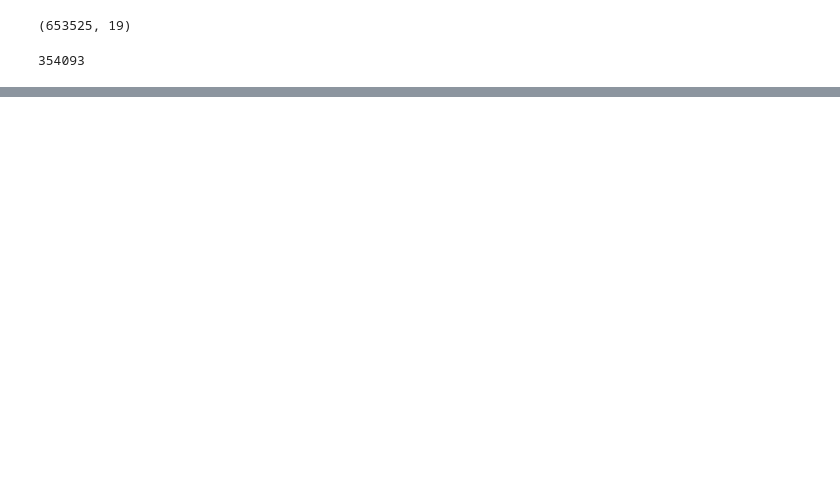
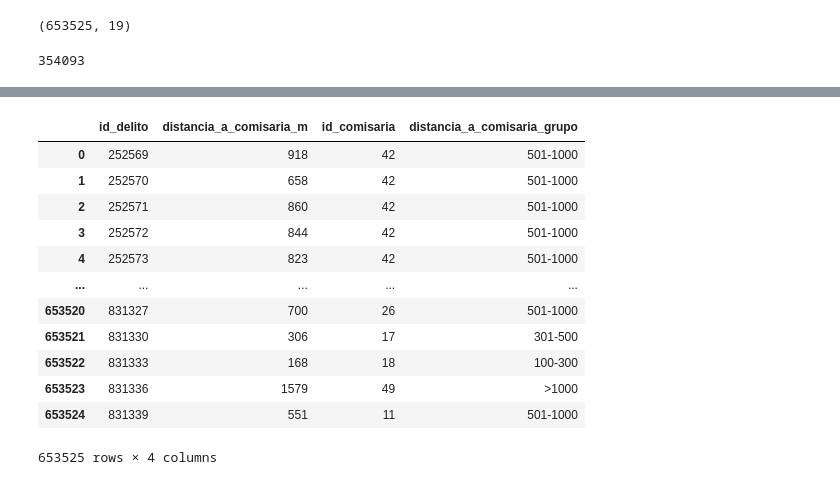
Before and after one commit to jonatanpace/tfm-mbda-upv, a Jupyter notebook: Notebooks/02_dist_delitos_comisarias.ipynb, the cells around one changed output, grey strips where cells are left out. Cells and saved outputs as stored; diff of their text form; code cells hidden in the pictures; blank space fills up the shorter version.

```diff
--- a/Notebooks/02_dist_delitos_comisarias.ipynb
+++ b/Notebooks/02_dist_delitos_comisarias.ipynb
@@ -87,0 +114,16 @@ delitos_sample.head(5)
+# %%
+distancia_entre_delitos_y_comisaria
+# %% [output]
+|  | id_delito | distancia_a_comisaria_m | id_comisaria | distancia_a_comisaria_grupo |
+| 0 | 252569 | 918 | 42 | 501-1000 |
+| 1 | 252570 | 658 | 42 | 501-1000 |
+| 2 | 252571 | 860 | 42 | 501-1000 |
+| 3 | 252572 | 844 | 42 | 501-1000 |
+| 4 | 252573 | 823 | 42 | 501-1000 |
+| ... | ... | ... | ... | ... |
+| 653520 | 831327 | 700 | 26 | 501-1000 |
+| 653521 | 831330 | 306 | 17 | 301-500 |
+| 653522 | 831333 | 168 | 18 | 100-300 |
+| 653523 | 831336 | 1579 | 49 | >1000 |
+| 653524 | 831339 | 551 | 11 | 501-1000 |
+653525 rows × 4 columns
```
Also changed, not shown: parts of 21 cells of this notebook, 4 other files.
